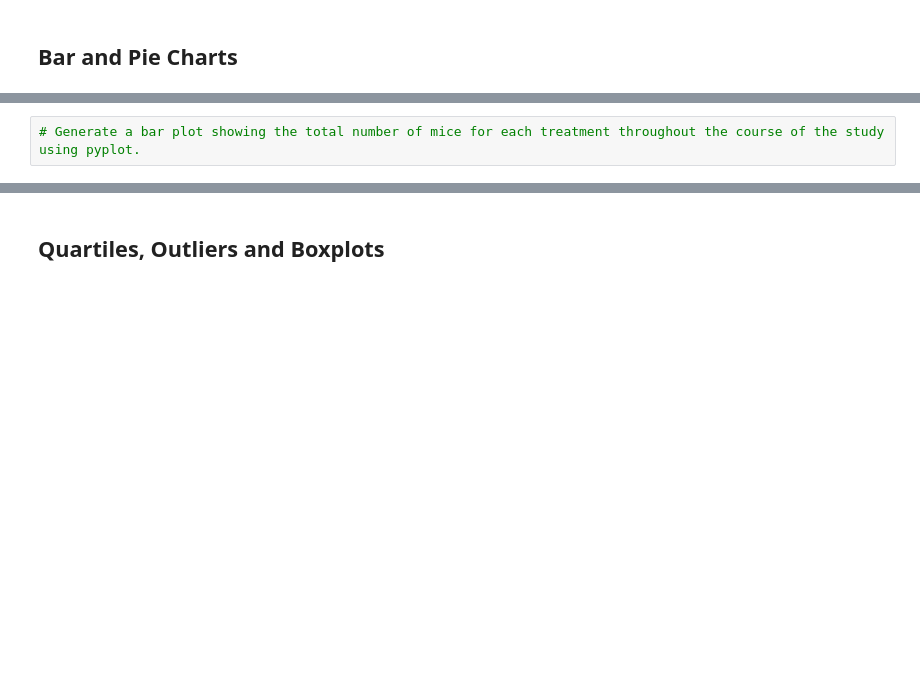
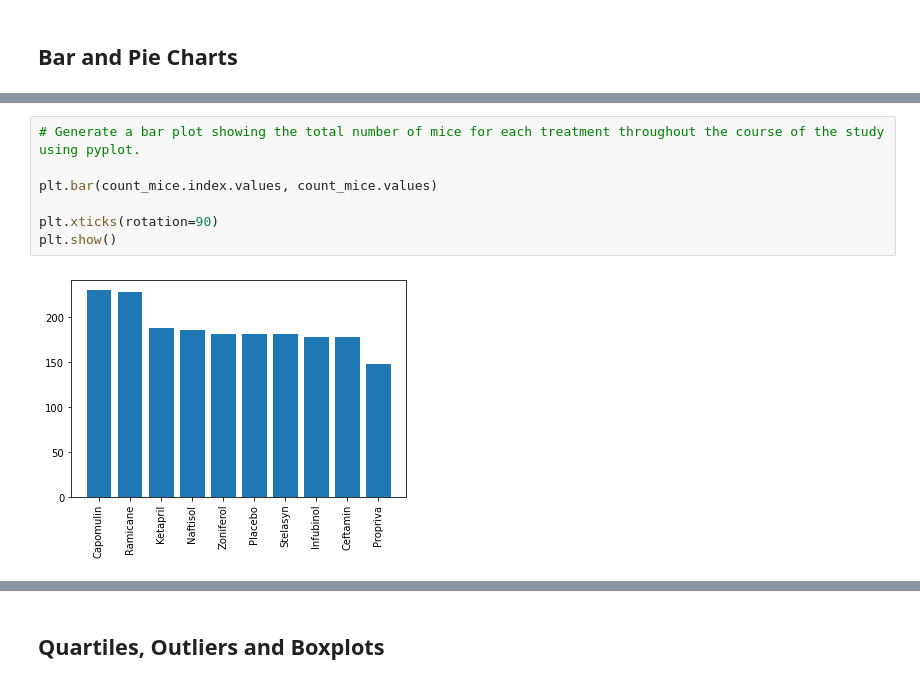
Before and after one commit to lydiapf/Matplotlip-homework, a Jupyter notebook: Pymaceuticals/pymaceuticals_starter.ipynb, the cells around one changed output, grey strips where cells are left out. Drawn from its saved outputs; the diff is of its cells as text; blank space fills up the shorter version.

```diff
--- a/Pymaceuticals/pymaceuticals_starter.ipynb
+++ b/Pymaceuticals/pymaceuticals_starter.ipynb
@@ -171,2 +165,9 @@ plt.show()
 # %%
 # Generate a bar plot showing the total number of mice for each treatment throughout the course of the study using pyplot.
+
+plt.bar(count_mice.index.values, count_mice.values)
+
+plt.xticks(rotation=90)
+plt.show()
+# %% [output]
+[figure, added]
```
Also changed, not shown: parts of 22 cells of this notebook.
